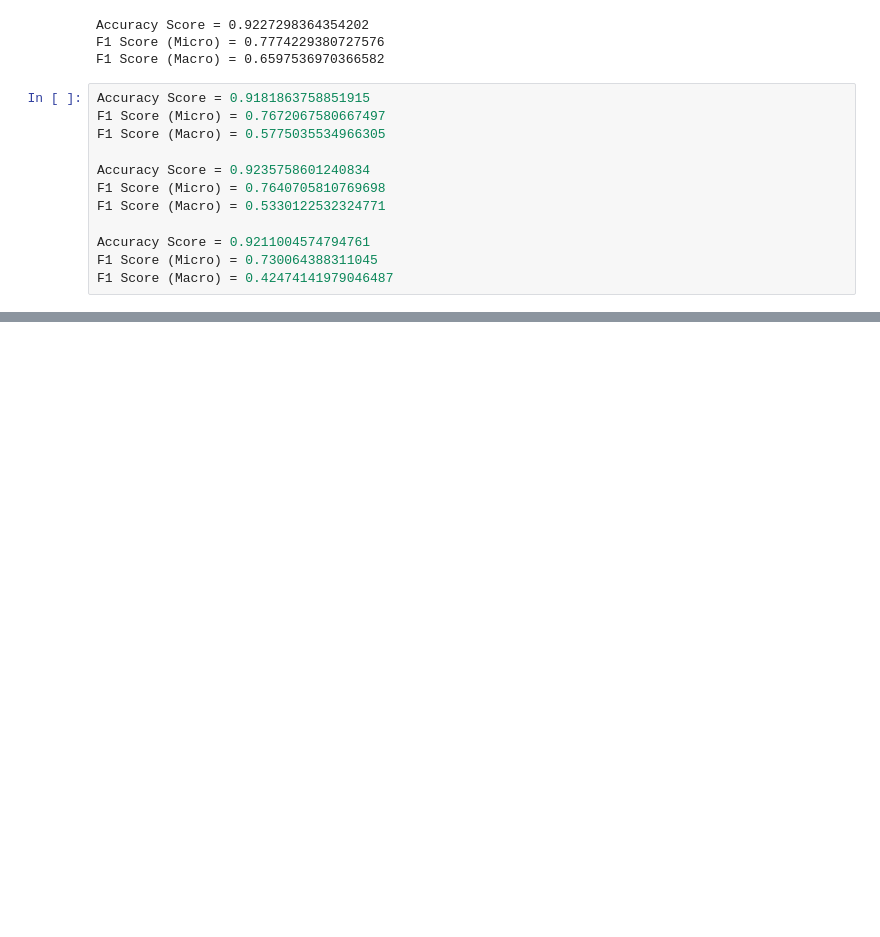
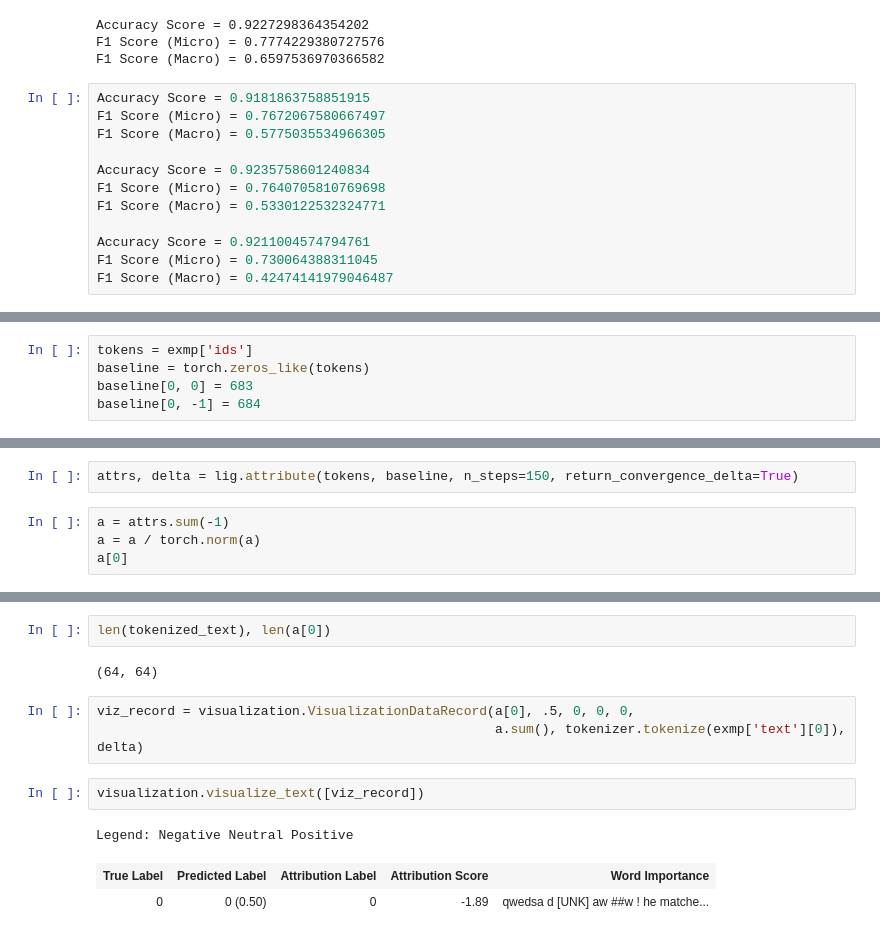
Before and after one commit to cookie1monster/ml_notebooks, a Jupyter notebook: fine-tuning-lm-bert.ipynb, the cells around one changed output, grey strips where cells are left out. Saved outputs shown, nothing was run; the diff lists cells and outputs as text; blank space fills up the shorter version.

```diff
--- a/fine-tuning-lm-bert.ipynb
+++ b/fine-tuning-lm-bert.ipynb
@@ -285,0 +334,5 @@ F1 Score (Macro) = 0.42474141979046487
+# %%
+tokens = exmp['ids']
+baseline = torch.zeros_like(tokens)
+baseline[0, 0] = 683
+baseline[0, -1] = 684
@@ -285,0 +347,6 @@ F1 Score (Macro) = 0.42474141979046487
+# %%
+attrs, delta = lig.attribute(tokens, baseline, n_steps=150, return_convergence_delta=True)
+# %%
+a = attrs.sum(-1)
+a = a / torch.norm(a)
+a[0]
@@ -285,0 +381,13 @@ F1 Score (Macro) = 0.42474141979046487
+# %%
+len(tokenized_text), len(a[0])
+# %% [output]
+(64, 64)
+# %%
+viz_record = visualization.VisualizationDataRecord(a[0], .5, 0, 0, 0,
+                                                   a.sum(), tokenizer.tokenize(exmp['text'][0]), delta)
+# %%
+visualization.visualize_text([viz_record])
+# %% [output]
+Legend: Negative Neutral Positive
+| True Label | Predicted Label | Attribution Label | Attribution Score | Word Importance |
+| 0 | 0 (0.50) | 0 | -1.89 | qwedsa d [UNK] aw ##w ! he matche... |
```
Also changed, not shown: parts of 17 cells of this notebook.
